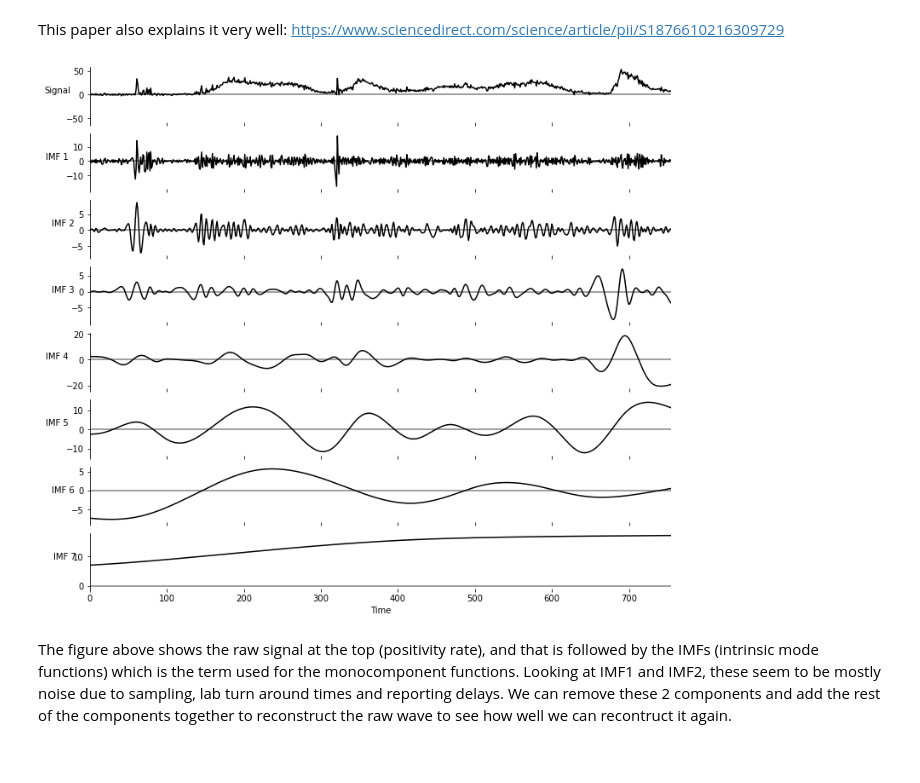
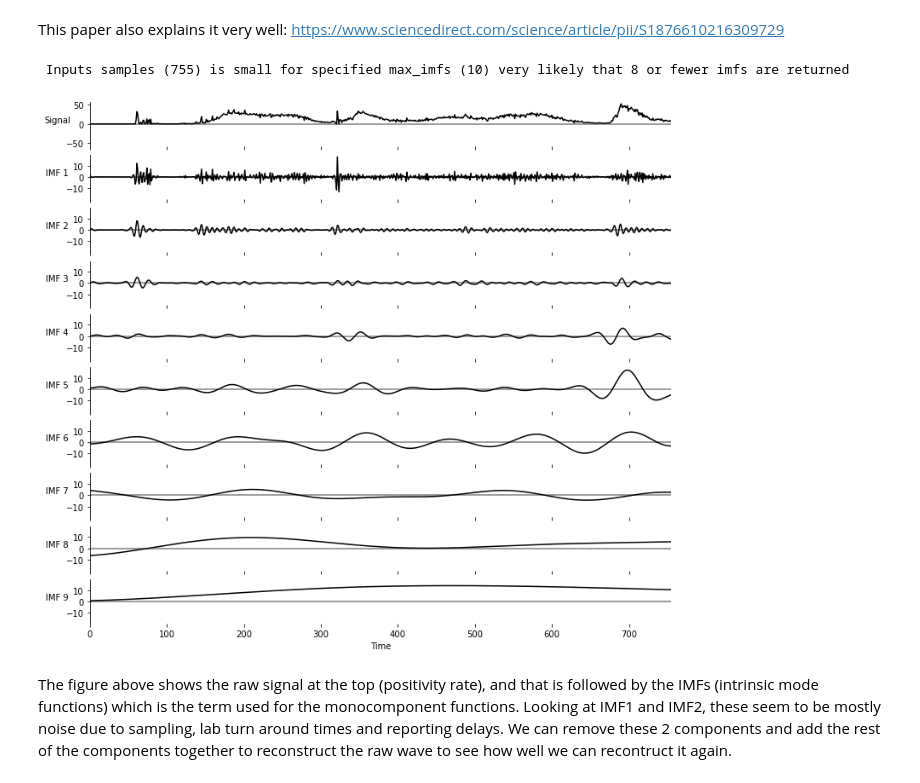
Before and after one commit to ArmandBester/waves, a Jupyter notebook: EMD.ipynb, the cells around one changed output. Drawn from its saved outputs; the diff is of its cells as text; code cells hidden in the pictures.

```diff
--- a/EMD.ipynb
+++ b/EMD.ipynb
@@ -46,11 +46,12 @@ This paper also explains it very well:  https://www.sciencedirect.com/science/ar
 # %%
 x = fsDf['rate'].values
 
 fig = plt.figure(figsize=(12,10))
-imf = emd.sift.ensemble_sift(x, max_imfs=7, nensembles=2, nprocesses=8, ensemble_noise=0.1)
-#imf = emd.sift.complete_ensemble_sift(x, max_imfs=9)
-emd.plotting.plot_imfs(imf, cmap=False, scale_y=False, fig=fig)
+#imf = emd.sift.ensemble_sift(x, max_imfs=8, nensembles=100, nprocesses=8, ensemble_noise=0.5)
+imf = emd.sift.mask_sift(x, max_imfs=10)
+emd.plotting.plot_imfs(imf, cmap=False, scale_y=True, fig=fig)
 # %% [output]
+ Inputs samples (755) is small for specified max_imfs (10) very likely that 8 or fewer imfs are returned
-[figure, old version]
+[figure, new version]
 # %% [markdown]
 The figure above shows the raw signal at the top (positivity rate), and that is followed by the IMFs (intrinsic mode functions) which is the term used for the monocomponent functions.  Looking at IMF1 and IMF2, these seem to be mostly noise due to sampling, lab turn around times and reporting delays.  We can remove these 2 components and add the rest of the components together to reconstruct the raw wave to see how well we can recontruct it again.
```
Also changed, not shown: parts of 27 cells of this notebook, 3 other files.
